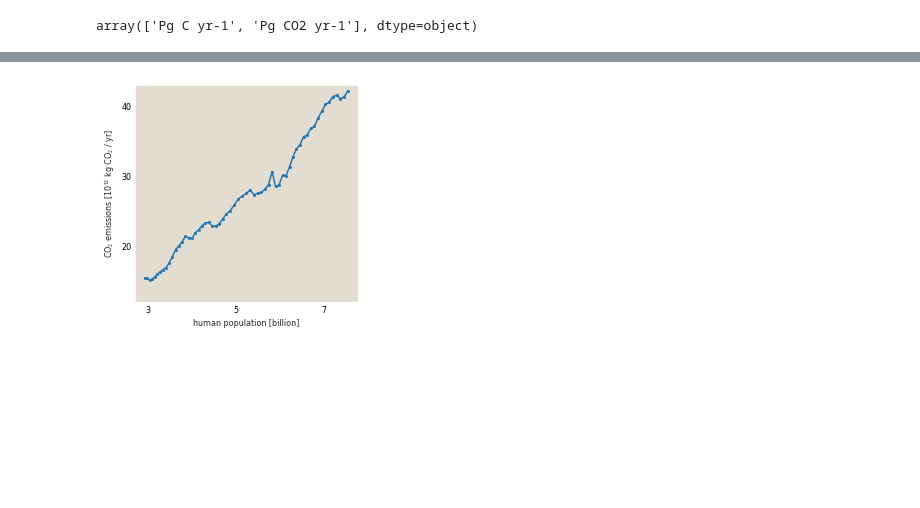
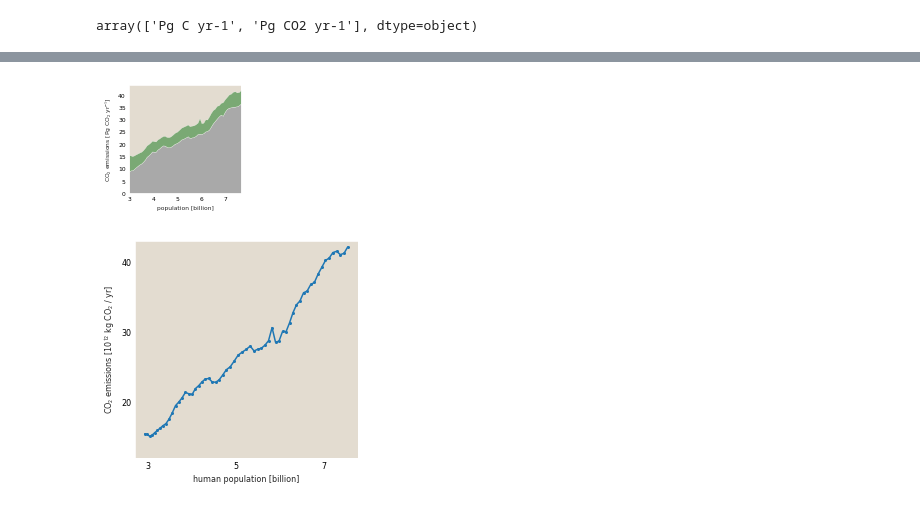
Before and after one commit to RPGroup-PBoC/human_impacts, a Jupyter notebook: code/figures/dynamics/timeseries_db_paper.ipynb, the cells around one changed output, grey strips where cells are left out. Drawn from its saved outputs; the diff is of its cells as text; code cells hidden in the pictures; blank space fills up the shorter version.

Commit message:
added more stacked plots

```diff
--- a/code/figures/dynamics/timeseries_db_paper.ipynb
+++ b/code/figures/dynamics/timeseries_db_paper.ipynb
@@ -95,3 +95,10 @@ array(['Pg C yr-1', 'Pg CO2 yr-1'], dtype=object)
 co2_anthro = co2_emissions_data[co2_emissions_data['Sink/source type']=='anthropogenic emissions']
 co2_anthro_mean = co2_anthro[co2_anthro['Reported value']=='mean']
 co2_anthro_mean = co2_anthro_mean[co2_anthro_mean['Units']=='Pg CO2 yr-1']
+# %%
+co2_mean = co2_emissions_data[co2_emissions_data['Reported value']=='mean']
+co2_mean = co2_mean[co2_mean['Units']=='Pg CO2 yr-1']
+co2_mean.rename(columns={'Year': 'year'}, inplace=True)
+co2_merged = co2_mean.merge(human_population_data, on='year')
+co2_merged.dropna(inplace=True)
+co2_merged.head()
@@ -98,3 +112,26 @@ co2_anthro_mean = co2_anthro_mean[co2_anthro_mean['Units']=='Pg CO2 yr-1']
+# %%
+pop_min = co2_merged['population'].values[0]/1e9
+pop_max = co2_merged['population'].values[-1]/1e9
+# %%
+fig, ax =  plt.subplots(1, 1, figsize=(2, 2))
+
+# Format the eaxes
+ax.xaxis.set_tick_params(labelsize=6)
+ax.yaxis.set_tick_params(labelsize=6)
+ax.set_xlim([pop_min, pop_max])
+
+
+ax.set_xlabel('population [billion]', fontsize=6)
+ax.set_ylabel('CO$_{2}$ emissions [Pg CO$_{2}$ yr$^{-1}$]', fontsize=6)
+
+ax.stackplot(co2_merged[co2_merged['Sink/source type']=='fossil fuel and industry']['population'].values/1e9,
+                     co2_merged[co2_merged['Sink/source type']=='fossil fuel and industry']['Value'].values,
+                     co2_merged[co2_merged['Sink/source type']=='land-use change emissions']['Value'].values,
+                                  colors=['darkgrey', colors['green']],
+                                linewidth=0.25)
+plt.savefig('../../../figures/database_paper/co2_stack.svg', bbox_inches='tight')
+# %% [output]
+[figure, added]
 # %%
 plt.figure(figsize=(4,4))
 
```
Also changed, not shown: parts of 8 cells of this notebook, 2 other files.
